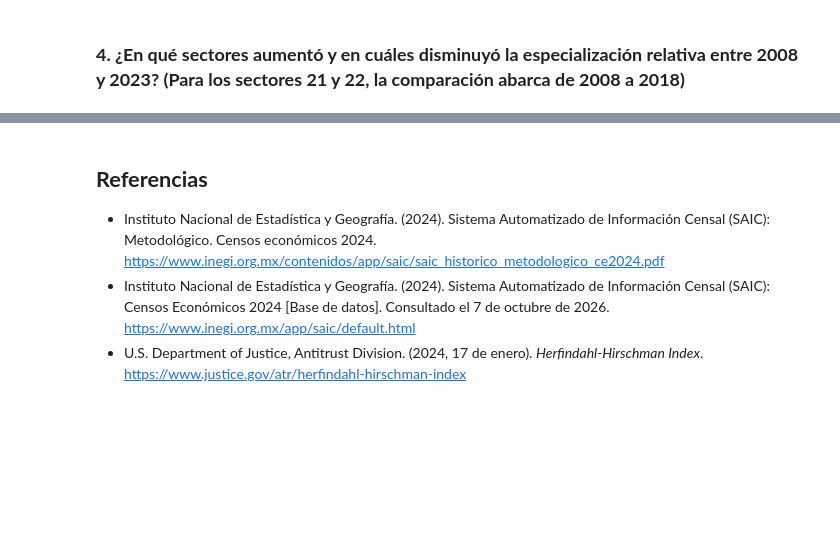
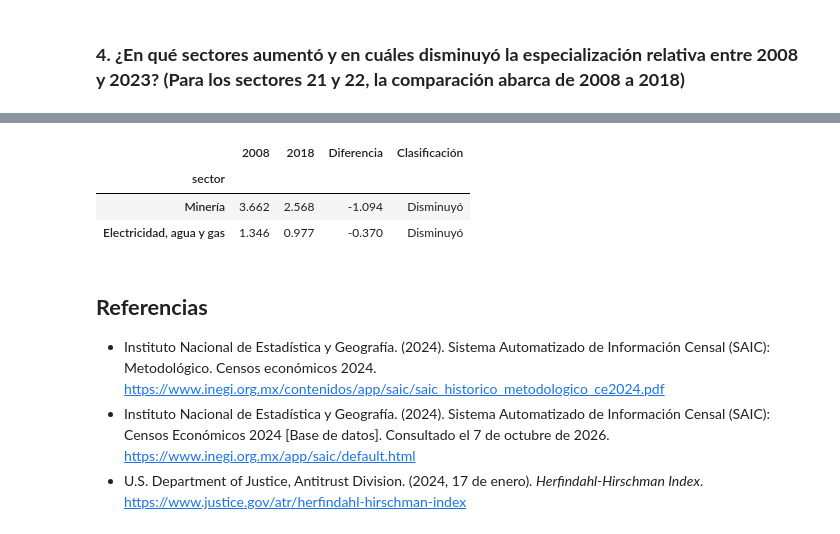
Before and after one commit to Jose-Castanedas/coeficiente_localizacion, a Jupyter notebook: notebook/coeficiente_localizacion_bcs.ipynb, the cells around one changed output, grey strips where cells are left out. Drawn from its saved outputs; the diff is of its cells as text; code cells hidden in the pictures; blank space fills up the shorter version.

```diff
--- a/notebook/coeficiente_localizacion_bcs.ipynb
+++ b/notebook/coeficiente_localizacion_bcs.ipynb
@@ -659,3 +726,30 @@ El HHI mide concentración, no especialización: al no comparar con el país, no
+# %%
+# Minería y electricidad: cambio de 2008 a 2018
+
+# 1. Seleccionar los dos sectores y los dos años con dato
+
+sectores_21_22 = ['Minería', 'Electricidad, agua y gas']
+cambio_21_22 = lq_exacto.loc[sectores_21_22, [2008, 2018]].copy()
+
+# 2. Diferencia y clasificación con la misma tolerancia
+
+cambio_21_22['Diferencia'] = cambio_21_22[2018] - cambio_21_22[2008]
+cambio_21_22['Clasificación'] = cambio_21_22['Diferencia'].apply(clasificar, tolerancia=tolerancia)
+
+# 3. Dar formato
+
+tabla_21_22 = cambio_21_22[[2008, 2018]].apply(lambda col: col.map(lambda x: f'{x:.3f}'))
+tabla_21_22['Diferencia'] = cambio_21_22['Diferencia'].map(lambda x: f'{x:+.3f}')
+tabla_21_22['Clasificación'] = cambio_21_22['Clasificación']
+
+# 4. Mostrar tabla
+
+tabla_21_22
+# %% [output]
+|  | 2008 | 2018 | Diferencia | Clasificación |
+| sector |  |  |  |  |
+| Minería | 3.662 | 2.568 | -1.094 | Disminuyó |
+| Electricidad, agua y gas | 1.346 | 0.977 | -0.370 | Disminuyó |
 # %% [markdown]
 ## **Referencias**
 
```
Also changed, not shown: parts of 1 cell of this notebook.
